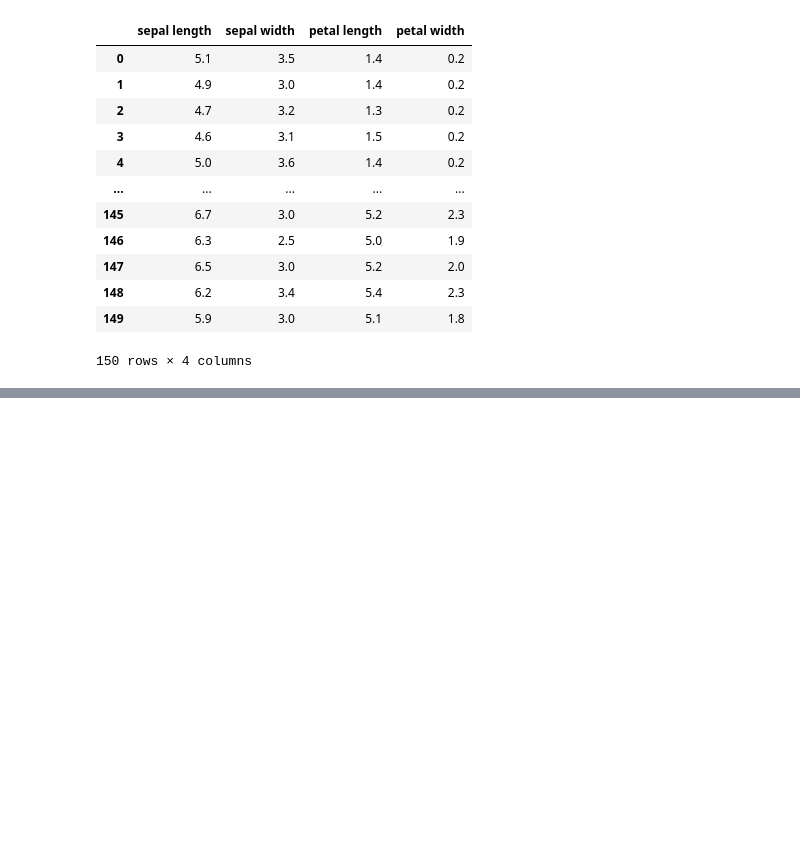
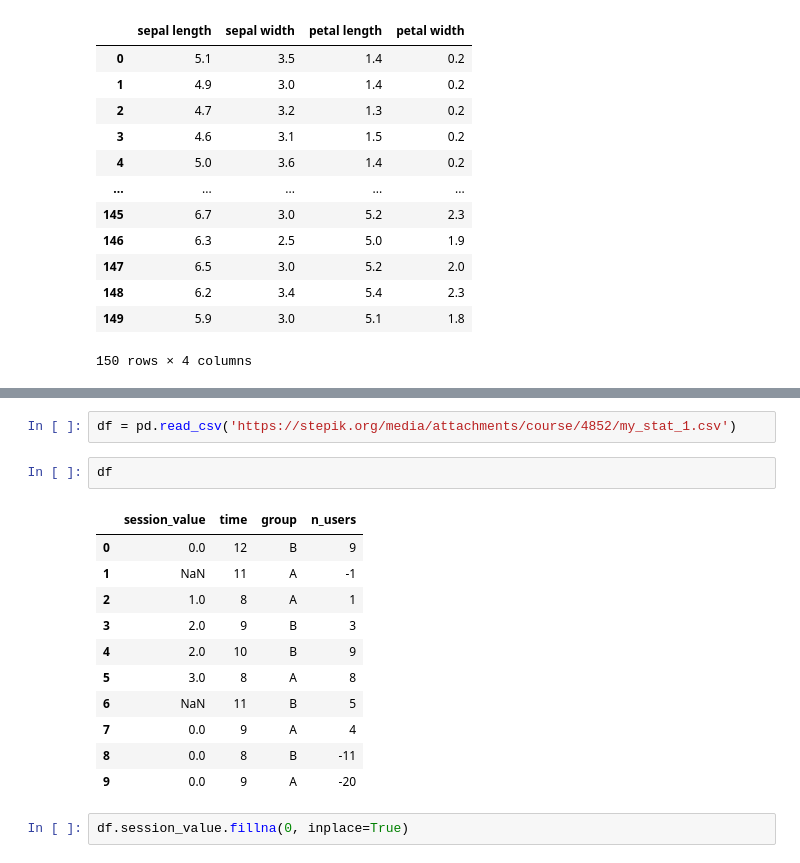
Before and after one commit to Accolyte42/Carpov_ML, a Jupyter notebook: Carpov_notes.ipynb, the cells around one changed output, grey strips where cells are left out. Cells and saved outputs as stored; diff of their text form; blank space fills up the shorter version.

```diff
--- a/Carpov_notes.ipynb
+++ b/Carpov_notes.ipynb
@@ -1735,0 +1752,18 @@ my_stat
+# %%
+df = pd.read_csv('https://stepik.org/media/attachments/course/4852/my_stat_1.csv')
+# %%
+df
+# %% [output]
+|  | session_value | time | group | n_users |
+| 0 | 0.0 | 12 | B | 9 |
+| 1 | NaN | 11 | A | -1 |
+| 2 | 1.0 | 8 | A | 1 |
+| 3 | 2.0 | 9 | B | 3 |
+| 4 | 2.0 | 10 | B | 9 |
+| 5 | 3.0 | 8 | A | 8 |
+| 6 | NaN | 11 | B | 5 |
+| 7 | 0.0 | 9 | A | 4 |
+| 8 | 0.0 | 8 | B | -11 |
+| 9 | 0.0 | 9 | A | -20 |
+# %%
+df.session_value.fillna(0, inplace=True)
```
Also changed, not shown: parts of 80 cells of this notebook.
